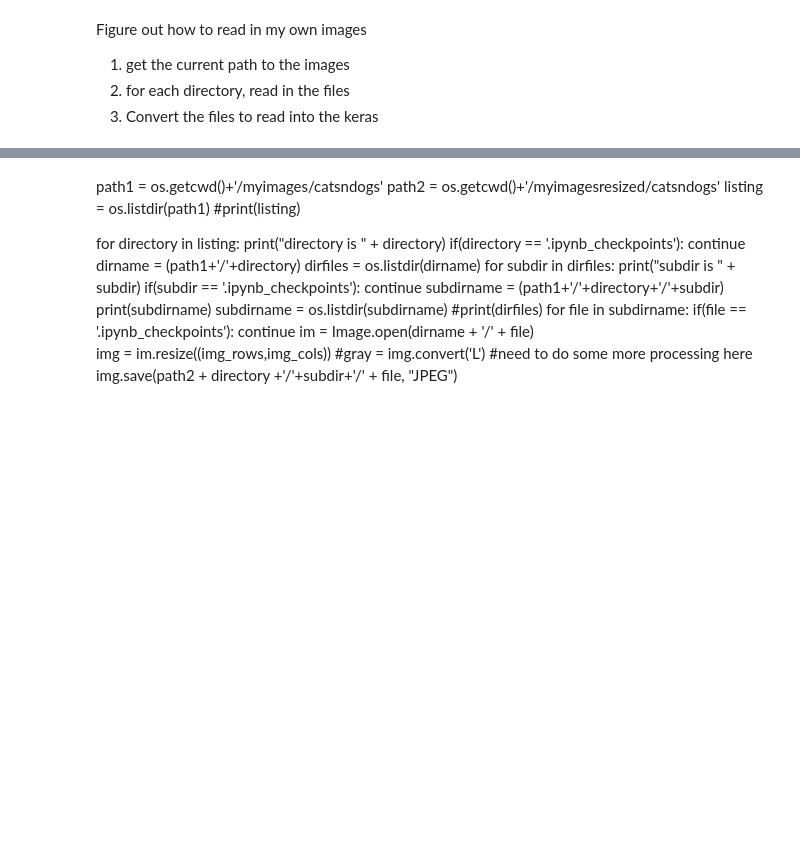
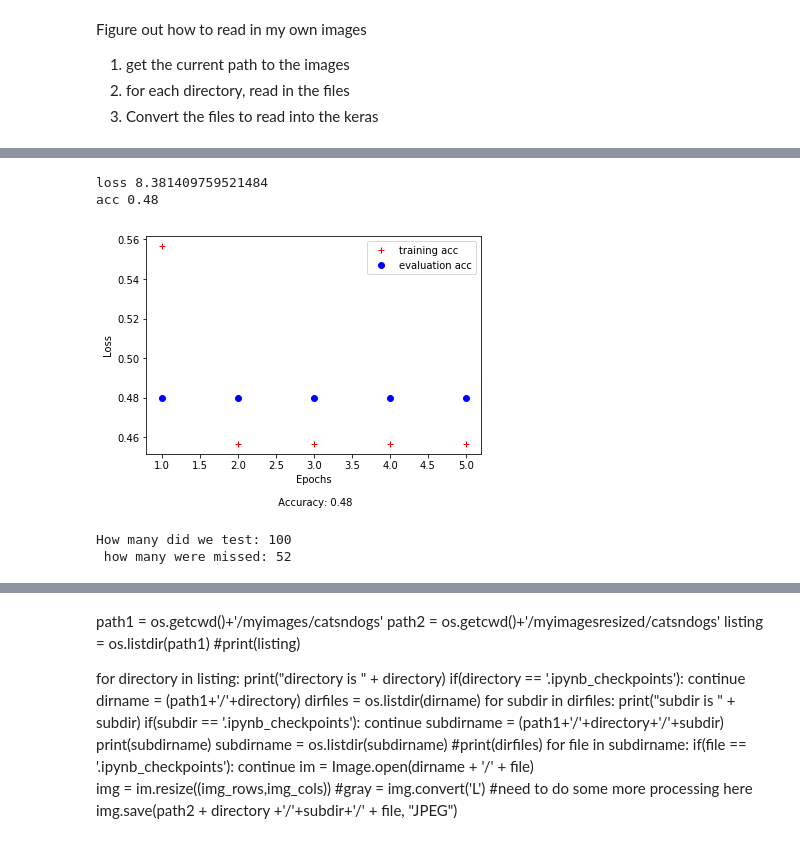
Before and after one commit to hepgon1/gitcode, a Jupyter notebook: KerasMyImages.ipynb, the cells around one changed output, grey strips where cells are left out. Cells and saved outputs as stored; diff of their text form; code cells hidden in the pictures; blank space fills up the shorter version.

```diff
--- a/KerasMyImages.ipynb
+++ b/KerasMyImages.ipynb
@@ -126,0 +164,12 @@ Epoch 5/5
+# %%
+model1.compile(loss='categorical_crossentropy',
+             optimizer='adam',
+             metrics=['accuracy'])
+# %%
+batch_size_value = 128
+learning_rate = 0.01
+epochs_value = 5
+training_model = model1.fit(x_imgs,y_labels,
+                           batch_size=batch_size_value,
+                           epochs=epochs_value,
+                           validation_data=(x_timgs, y_tlabs))
@@ -126,0 +193,26 @@ Epoch 5/5
+# %%
+result = model1.evaluate(x_timgs, y_tlabs)
+# %%
+for name, value in zip(model1.metrics_names, result):
+    print (name, value)
+# %% [output]
+loss 8.381409759521484
+acc 0.48
+# %%
+plt.plot(range(1,epochs_value+1), training_model.history['acc'], 'r+', label='training acc')
+plt.plot(range(1,epochs_value+1), training_model.history['val_acc'], 'bo', label='evaluation acc')
+plt.xlabel('Epochs\n\n Accuracy: '+str(value))
+plt.ylabel('Loss')
+plt.legend()
+plt.show()
+# %% [output]
+[figure, added]
+# %%
+y_prediction = np.argmax(model1.predict(x_timgs), axis=1)
+actual= np.argmax(y_tlabs, axis=1)
+print("How many did we test: " + str(len(actual)))
+misclassification=[i for i in range (100) if actual[i]!=y_prediction[i]]
+print(" how many were missed: " + str(len(misclassification)))
+# %% [output]
+How many did we test: 100
+ how many were missed: 52
```
Also changed, not shown: parts of 18 cells of this notebook, 1 other file.
